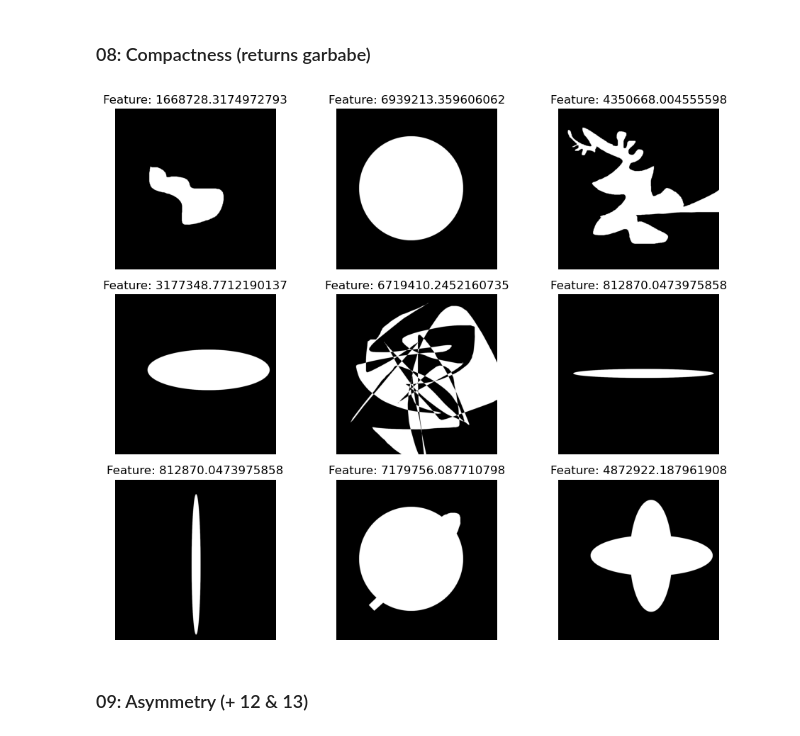
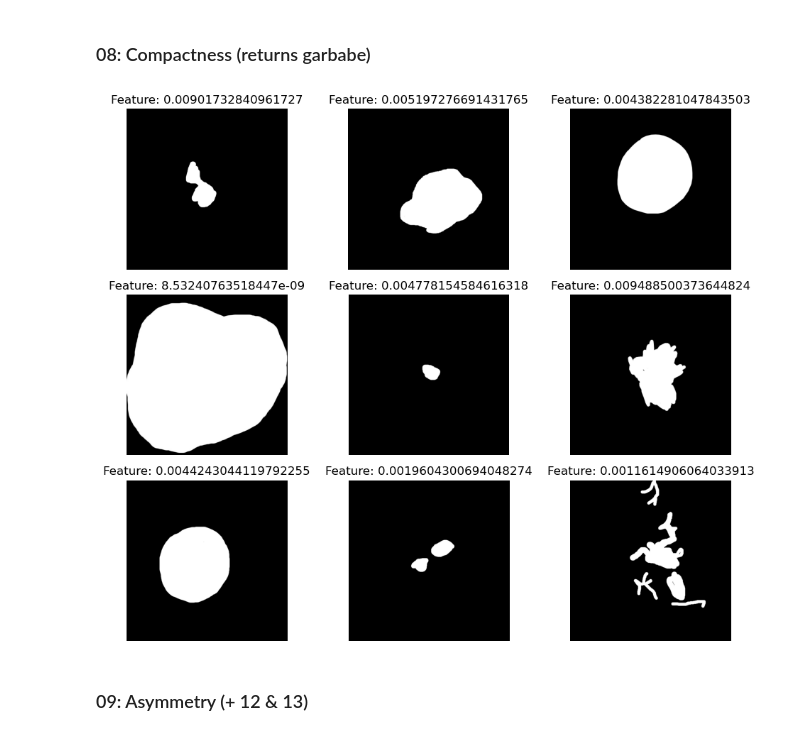
Before and after one commit to Niels04/2025-FYP-Final-Group-Eastern-Mud-Turtle, a Jupyter notebook: util/featureExtractTestsGoHere/7-13.ipynb, the cells around one changed output. Saved outputs shown, nothing was run; the diff lists cells and outputs as text; code cells hidden in the pictures.

```diff
--- a/util/featureExtractTestsGoHere/7-13.ipynb
+++ b/util/featureExtractTestsGoHere/7-13.ipynb
@@ -30,11 +32,16 @@ def testNumerical(imageNames, imgDirectory, numericalFeature, mask=False):
     if mask:
         for img in imgs:
             _, img = cv2.threshold(img, 127, 255, cv2.THRESH_BINARY)
+    #convert to rgb for further processing (if no mask)
+    if(not mask):
+        imgs = [cv2.cvtColor(img, cv2.COLOR_BGR2RGB) for img in imgs]
     #extract features
     for img in imgs:
         features.append(numericalFeature(img))
-    #convert to rgb for plotting
-    imgs = [cv2.cvtColor(img, cv2.COLOR_BGR2RGB) for img in imgs]
+
+    #also convert masks to rgb for displaying
+    if(mask):
+        imgs = [cv2.cvtColor(img, cv2.COLOR_GRAY2RGB) for img in imgs]
 
     #display images and corresponding features
     rows = np.floor(np.sqrt(len(imageNames))).astype(int)
@@ -82,26 +89,28 @@ testNumerical(imNames, imgDir, measure_regression)
 # %%
 def get_compactness(mask):
     """Computes the compactness measure for the given binary mask.
 
     :param mask: The Binary mask to be analyzed
     :return: Compactness measure \"Circularity\"
     from 0 to inf, where lower values indicate
     higher compactness."""
     # mask = color.rgb2gray(mask)
     area = np.sum(mask)
     struct_el = morphology.disk(3)
     #erode mask once
     mask_eroded = morphology.binary_erosion(mask, struct_el)
     #subtract eroded mask from original mask to obtain border pixels -> get number of border pixels with sum
-    perimeter = np.sum(mask - mask_eroded)
+    #perimeter = np.sum(mask - mask_eroded)
+    contours, _ = cv2.findContours(mask, cv2.RETR_EXTERNAL, cv2.CHAIN_APPROX_SIMPLE)
+    perimeter = cv2.arcLength(contours[0], True)
     #calculate and return "compactness" measure
     return perimeter**2 / (4 * np.pi * area)
 
-imgs = ["maskTest/mask0.png", "maskTest/mask1.png", "maskTest/mask2.png", "maskTest/mask3.png", "maskTest/mask4.png", "maskTest/mask5.png", "maskTest/mask6.png", "maskTest/mask7.png", "maskTest/mask8.png"]
+imgs = ["PAT_9_17_80_mask.png", "PAT_13_21_350_mask.png", "PAT_16_24_691_mask.png", "PAT_31_43_129_mask.png", "PAT_34_47_108_mask.png", "PAT_38_1002_34_mask.png", "PAT_39_55_233_mask.png", "PAT_53_81_522_mask.png", "PAT_54_83_405_mask.png"]
 
 testNumerical(imgs, imgDir, get_compactness, mask=True)
 # %% [output]
-[figure, old version]
+[figure, new version]
 # %% [markdown]
 ### 09: Asymmetry (+ 12 & 13)
 # %%
```
Also changed, not shown: parts of 7 cells of this notebook, 1 other file.
